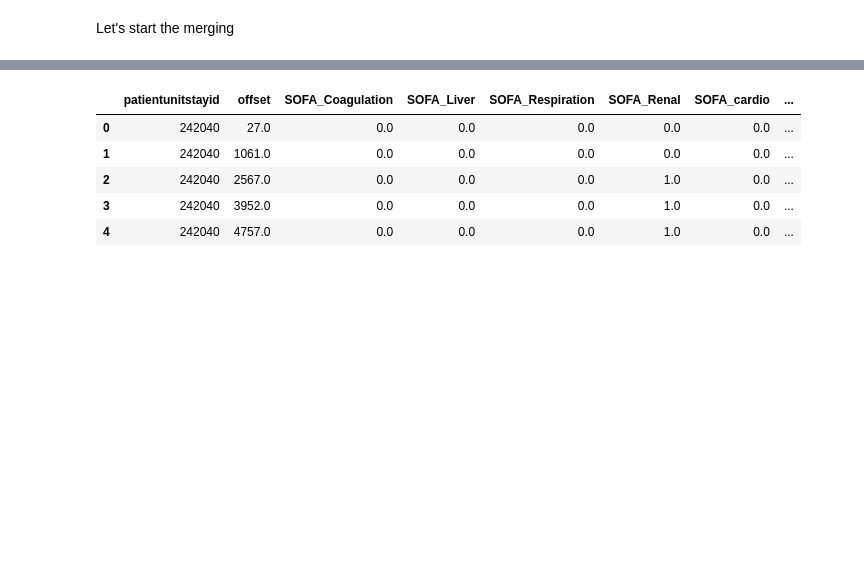
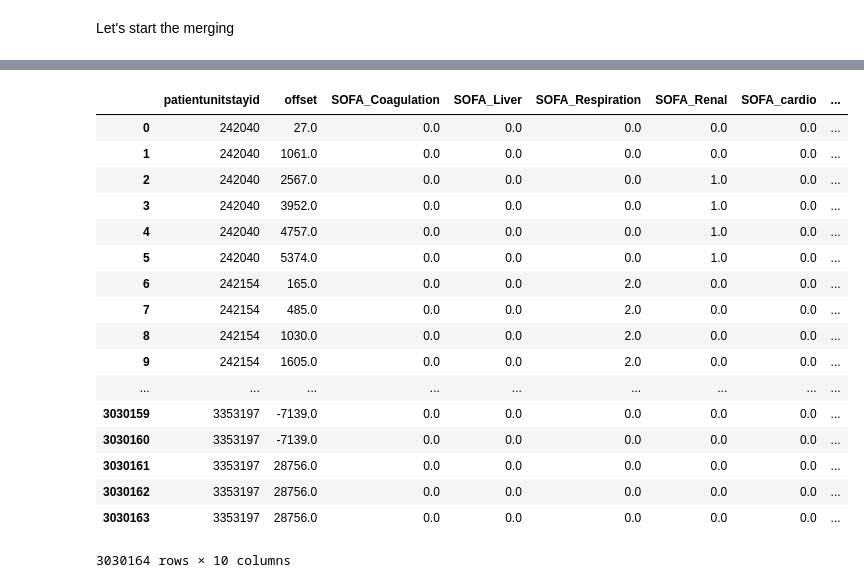
Before and after one commit to Ronet05/GSoC-CBMI-eICU, a Jupyter notebook: Final T_sepsis.ipynb, the cells around one changed output, grey strips where cells are left out. Saved outputs shown, nothing was run; the diff lists cells and outputs as text; code cells hidden in the pictures; blank space fills up the shorter version.

Commit message:
Left with comparing tsus, some modifications to tables required

```diff
--- a/Final T_sepsis.ipynb
+++ b/Final T_sepsis.ipynb
@@ -63 +65,3 @@ del t_sus
+# %%
+final_sofa['diff_per_offset']=final_sofa.groupby(['patientunitstayid'])['Total_SOFA'].transform(lambda x: x.diff()).fillna(0)
 # %%
@@ -85,9 +110,21 @@ final_sofa.groupby(['patientunitstayid']).nunique()
 # %%
-final_sofa.head()
+final_sofa
 # %% [output]
 |  | patientunitstayid | offset | SOFA_Coagulation | SOFA_Liver | SOFA_Respiration | SOFA_Renal | SOFA_cardio | ... |
 | 0 | 242040 | 27.0 | 0.0 | 0.0 | 0.0 | 0.0 | 0.0 | ... |
 | 1 | 242040 | 1061.0 | 0.0 | 0.0 | 0.0 | 0.0 | 0.0 | ... |
 | 2 | 242040 | 2567.0 | 0.0 | 0.0 | 0.0 | 1.0 | 0.0 | ... |
 | 3 | 242040 | 3952.0 | 0.0 | 0.0 | 0.0 | 1.0 | 0.0 | ... |
 | 4 | 242040 | 4757.0 | 0.0 | 0.0 | 0.0 | 1.0 | 0.0 | ... |
+| 5 | 242040 | 5374.0 | 0.0 | 0.0 | 0.0 | 1.0 | 0.0 | ... |
+| 6 | 242154 | 165.0 | 0.0 | 0.0 | 2.0 | 0.0 | 0.0 | ... |
+| 7 | 242154 | 485.0 | 0.0 | 0.0 | 2.0 | 0.0 | 0.0 | ... |
+| 8 | 242154 | 1030.0 | 0.0 | 0.0 | 2.0 | 0.0 | 0.0 | ... |
+| 9 | 242154 | 1605.0 | 0.0 | 0.0 | 2.0 | 0.0 | 0.0 | ... |
+| ... | ... | ... | ... | ... | ... | ... | ... | ... |
+| 3030159 | 3353197 | -7139.0 | 0.0 | 0.0 | 0.0 | 0.0 | 0.0 | ... |
+| 3030160 | 3353197 | -7139.0 | 0.0 | 0.0 | 0.0 | 0.0 | 0.0 | ... |
+| 3030161 | 3353197 | 28756.0 | 0.0 | 0.0 | 0.0 | 0.0 | 0.0 | ... |
+| 3030162 | 3353197 | 28756.0 | 0.0 | 0.0 | 0.0 | 0.0 | 0.0 | ... |
+| 3030163 | 3353197 | 28756.0 | 0.0 | 0.0 | 0.0 | 0.0 | 0.0 | ... |
+3030164 rows × 10 columns
```
Also changed, not shown: parts of 8 cells of this notebook.
